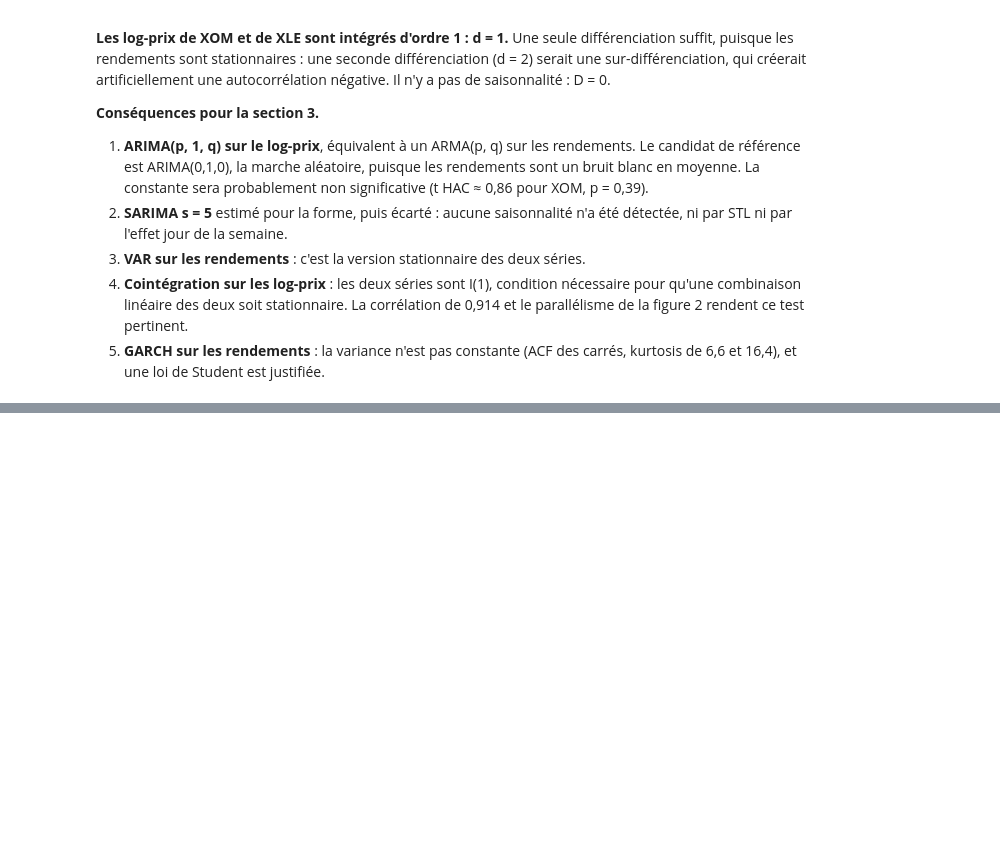
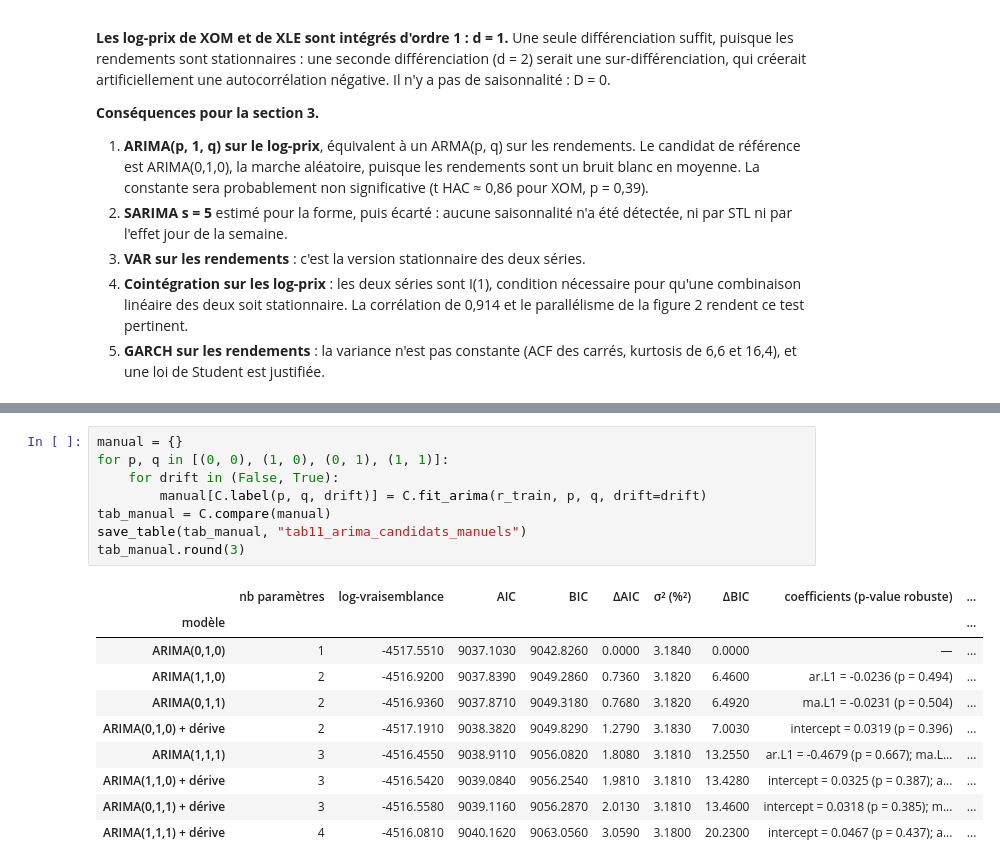
Before and after one commit to aziz28-dev/ts-project, a Jupyter notebook: notebooks/main_python.ipynb, the cells around one changed output, grey strips where cells are left out. Saved outputs shown, nothing was run; the diff lists cells and outputs as text; blank space fills up the shorter version.

```diff
--- a/notebooks/main_python.ipynb
+++ b/notebooks/main_python.ipynb
@@ -954,0 +991,19 @@ Les éléments convergent tous :
+# %%
+manual = {}
+for p, q in [(0, 0), (1, 0), (0, 1), (1, 1)]:
+    for drift in (False, True):
+        manual[C.label(p, q, drift)] = C.fit_arima(r_train, p, q, drift=drift)
+tab_manual = C.compare(manual)
+save_table(tab_manual, "tab11_arima_candidats_manuels")
+tab_manual.round(3)
+# %% [output]
+|  | nb paramètres | log-vraisemblance | AIC | BIC | ΔAIC | σ² (%²) | ΔBIC | coefficients (p-value robuste) | ... |
+| modèle |  |  |  |  |  |  |  |  | ... |
+| ARIMA(0,1,0) | 1 | -4517.5510 | 9037.1030 | 9042.8260 | 0.0000 | 3.1840 | 0.0000 | — | ... |
+| ARIMA(1,1,0) | 2 | -4516.9200 | 9037.8390 | 9049.2860 | 0.7360 | 3.1820 | 6.4600 | ar.L1 = -0.0236 (p = 0.494) | ... |
+| ARIMA(0,1,1) | 2 | -4516.9360 | 9037.8710 | 9049.3180 | 0.7680 | 3.1820 | 6.4920 | ma.L1 = -0.0231 (p = 0.504) | ... |
+| ARIMA(0,1,0) + dérive | 2 | -4517.1910 | 9038.3820 | 9049.8290 | 1.2790 | 3.1830 | 7.0030 | intercept = 0.0319 (p = 0.396) | ... |
+| ARIMA(1,1,1) | 3 | -4516.4550 | 9038.9110 | 9056.0820 | 1.8080 | 3.1810 | 13.2550 | ar.L1 = -0.4679 (p = 0.667); ma.L... | ... |
+| ARIMA(1,1,0) + dérive | 3 | -4516.5420 | 9039.0840 | 9056.2540 | 1.9810 | 3.1810 | 13.4280 | intercept = 0.0325 (p = 0.387); a... | ... |
+| ARIMA(0,1,1) + dérive | 3 | -4516.5580 | 9039.1160 | 9056.2870 | 2.0130 | 3.1810 | 13.4600 | intercept = 0.0318 (p = 0.385); m... | ... |
+| ARIMA(1,1,1) + dérive | 4 | -4516.0810 | 9040.1620 | 9063.0560 | 3.0590 | 3.1800 | 20.2300 | intercept = 0.0467 (p = 0.437); a... | ... |
```
Also changed, not shown: parts of 20 cells of this notebook, 12 other files.
